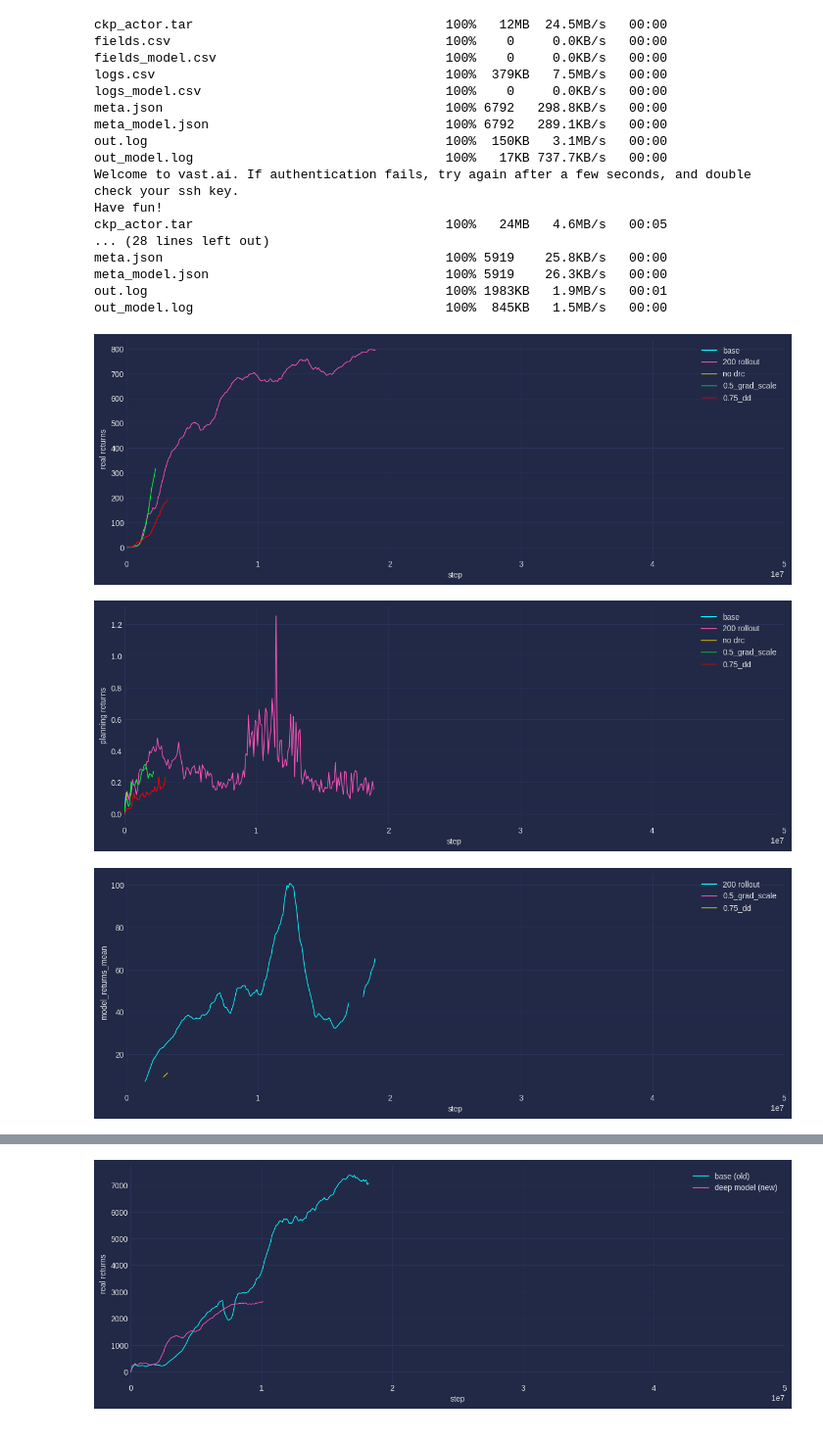
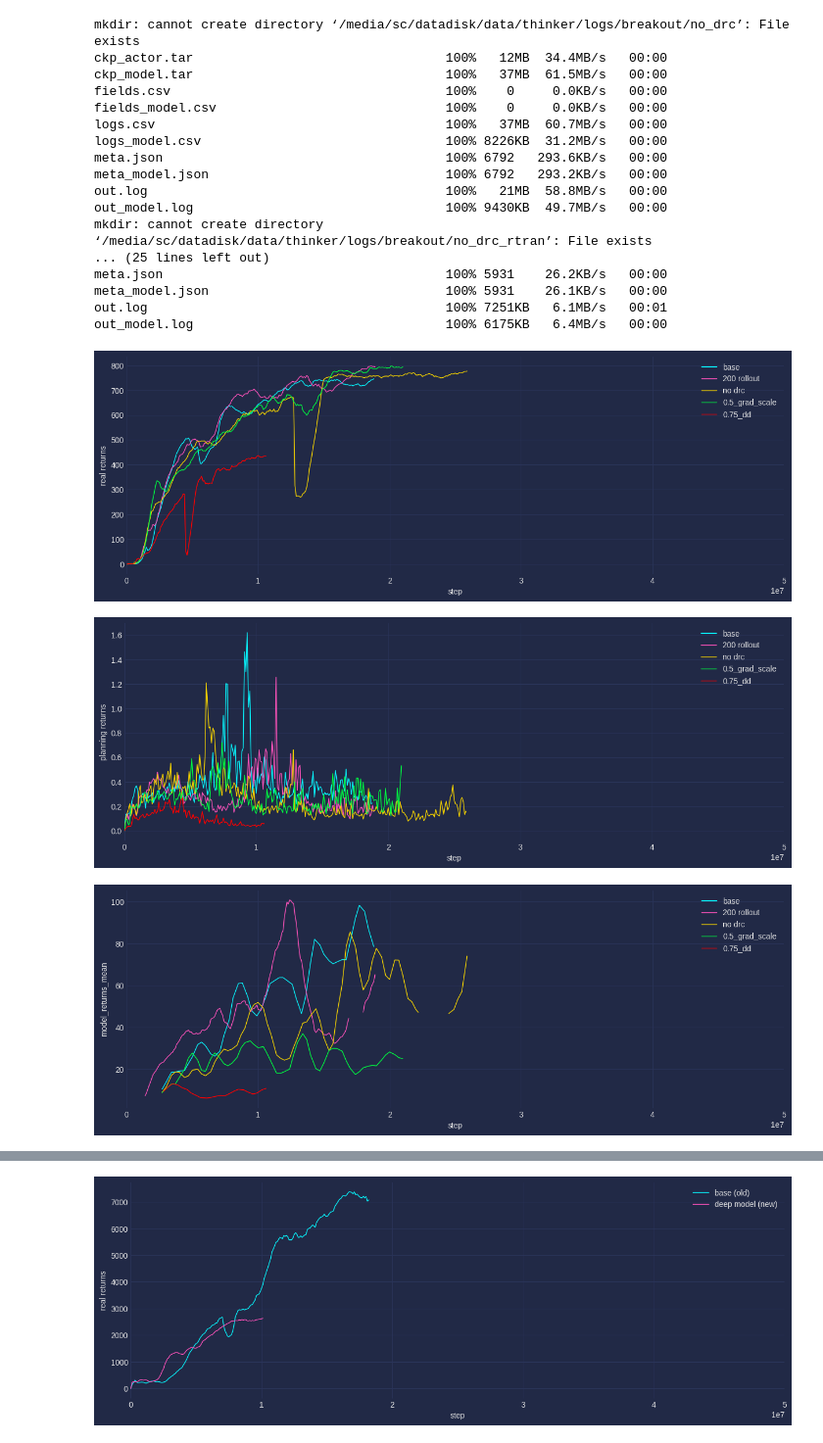
Before and after one commit to tuphs28/thinker_private_planning, a Jupyter notebook: plot.ipynb, the cells around one changed output, grey strips where cells are left out. Shown at 98% size. Cells and saved outputs as stored; diff of their text form; code cells hidden in the pictures.

```diff
--- a/plot.ipynb
+++ b/plot.ipynb
@@ -187,49 +187,50 @@ figsize = (15, 5)
 # %%
 dir = "/media/sc/datadisk/data/thinker/logs/breakout"
 if not os.path.exists(dir):
    dir = "D:\\data\\thinker\\logs\\breakout"
 
 latest_runs = {"cam": "no_drc",
-               "v1": "0.75_dd",
+               "v1": "no_drc_rtran",
                "v2": "base",
-               "v4": "0.5_grad_scale",}
+               "v4": "0.5_grad_scale",
+               "v7": "no_drc_rtran_see_enc"}
 
 refresh = True
 type_plot = "base"
 
 plot_dict = {
       "base": "base",
       "deep_model_200":  "200 rollout",
       "no_drc": "no drc",
       "0.5_grad_scale": "0.5_grad_scale",
       "0.75_dd": "0.75_dd"
    }
 
 if refresh: download(dir, latest_runs, refresh=True, load=False, load_runs=None)
 all_stats = download(dir, latest_runs=None, refresh=False, load=True, load_runs=plot_dict.keys())
 plot(all_stats, "rmean_episode_return", plot_dict, mv_avg=1, baseline="", xlim=int(5e7), style=style, figsize=figsize,)
 plot(all_stats, "rmean_im_episode_return", plot_dict, baseline=0, mv_avg=1, xlim=int(5e7), style=style, figsize=figsize)
 plot(all_stats, "model_returns_mean", plot_dict, baseline=0, mv_avg=10, xlim=int(5e7), style=style, figsize=figsize)
 plot(all_stats, "max_rollout_depth", plot_dict, baseline=0, mv_avg=10, xlim=int(5e7), style=style, figsize=figsize)
 plot(all_stats, "total_norm", plot_dict, baseline=0, mv_avg=10, xlim=int(5e7), ylim=20000, style=style, figsize=figsize)
 # %% [output]
-ckp_actor.tar                                 100%   12MB  24.5MB/s   00:00
+mkdir: cannot create directory ‘/media/sc/datadisk/data/thinker/logs/breakout/no_drc’: File exists
+ckp_actor.tar                                 100%   12MB  34.4MB/s   00:00
+ckp_model.tar                                 100%   37MB  61.5MB/s   00:00
 fields.csv                                    100%    0     0.0KB/s   00:00
 fields_model.csv                              100%    0     0.0KB/s   00:00
-logs.csv                                      100%  379KB   7.5MB/s   00:00
-logs_model.csv                                100%    0     0.0KB/s   00:00
-meta.json                                     100% 6792   298.8KB/s   00:00
-meta_model.json                               100% 6792   289.1KB/s   00:00
-out.log                                       100%  150KB   3.1MB/s   00:00
-out_model.log                                 100%   17KB 737.7KB/s   00:00
-Welcome to vast.ai. If authentication fails, try again after a few seconds, and double check your ssh key.
-Have fun!
-ckp_actor.tar                                 100%   24MB   4.6MB/s   00:05
-... (28 lines left out)
-meta.json                                     100% 5919    25.8KB/s   00:00
-meta_model.json                               100% 5919    26.3KB/s   00:00
-out.log                                       100% 1983KB   1.9MB/s   00:01
-out_model.log                                 100%  845KB   1.5MB/s   00:00
+logs.csv                                      100%   37MB  60.7MB/s   00:00
+logs_model.csv                                100% 8226KB  31.2MB/s   00:00
+meta.json                                     100% 6792   293.6KB/s   00:00
+meta_model.json                               100% 6792   293.2KB/s   00:00
+out.log                                       100%   21MB  58.8MB/s   00:00
+out_model.log                                 100% 9430KB  49.7MB/s   00:00
+mkdir: cannot create directory ‘/media/sc/datadisk/data/thinker/logs/breakout/no_drc_rtran’: File exists
+... (25 lines left out)
+meta.json                                     100% 5931    26.2KB/s   00:00
+meta_model.json                               100% 5931    26.1KB/s   00:00
+out.log                                       100% 7251KB   6.1MB/s   00:01
+out_model.log                                 100% 6175KB   6.4MB/s   00:00
-[figure, old version]
+[figure, new version]
-[figure, old version]
+[figure, new version]
-[figure, old version]
+[figure, new version]
```
Also changed, not shown: parts of 1 cell of this notebook, 7 other files.
